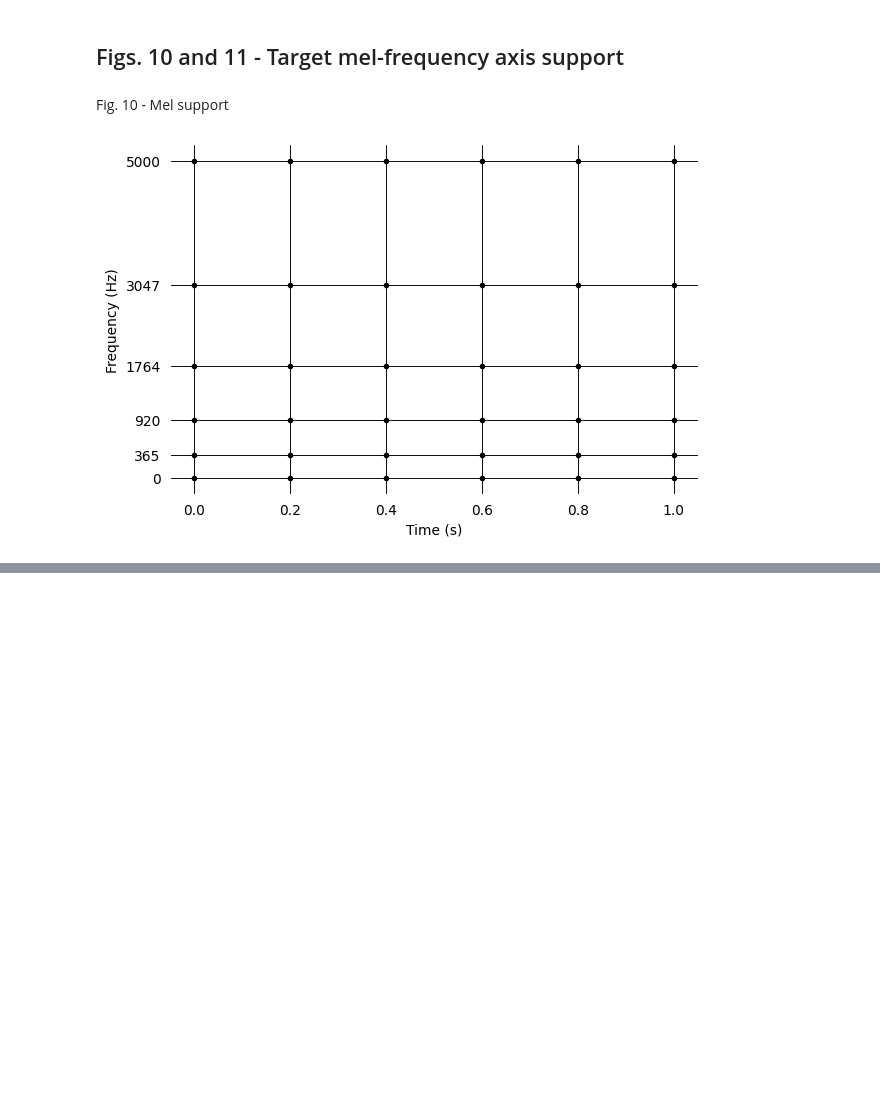
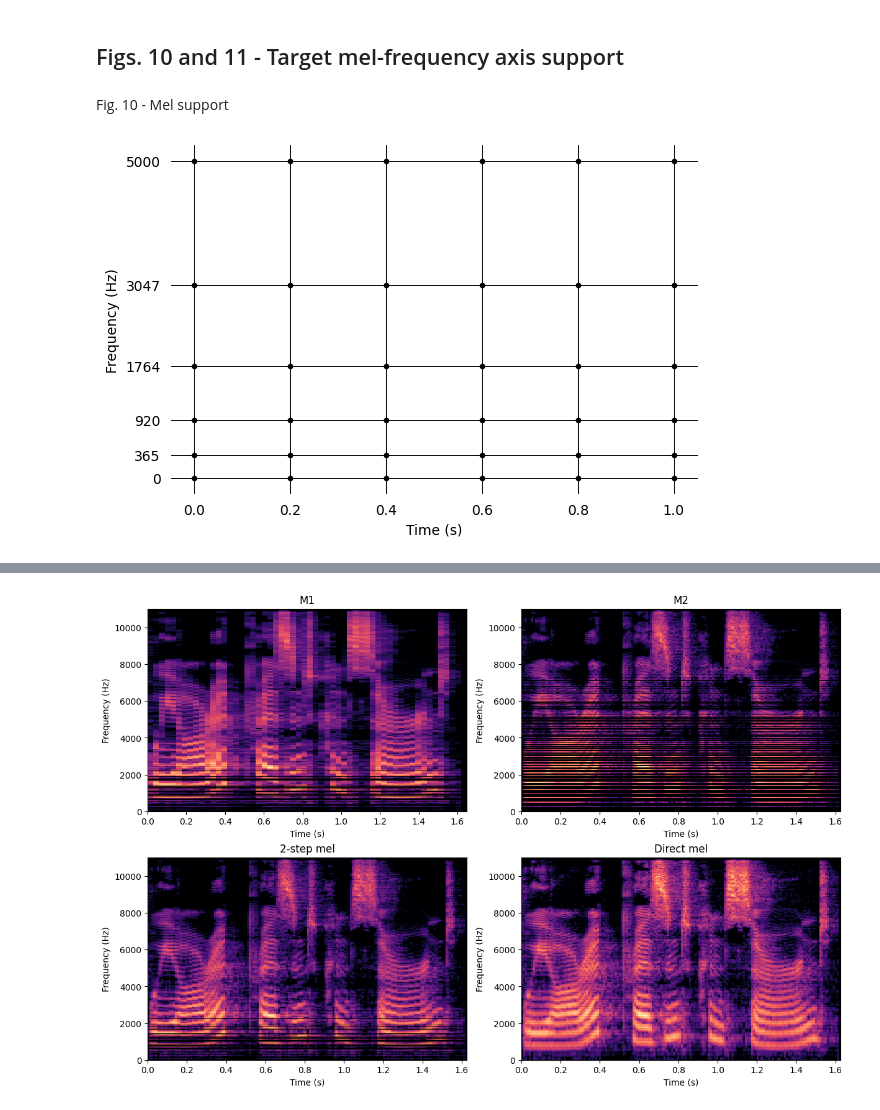
Before and after one commit to davidvaldiviad/fusion-ot, a Jupyter notebook: paper_figures.ipynb, the cells around one changed output, grey strips where cells are left out. Saved outputs shown, nothing was run; the diff lists cells and outputs as text; code cells hidden in the pictures; blank space fills up the shorter version.

```diff
--- a/paper_figures.ipynb
+++ b/paper_figures.ipynb
@@ -355,7 +358,7 @@ Text(0.5, 1.0, '7(b)')
 import librosa
 
 sr = 16000
-signal, _ = librosa.load('example_sounds/modified_ring_necked_dove.wav', sr=sr)
+signal, _ = librosa.load('example_sounds/ring_necked_dove.wav', sr=sr)
 
 # same grid
 
@@ -475,11 +477,0 @@ Mel barycenter
-# %%
-sr = 22050
-signal, _ = librosa.load('example_sounds/modified_woman_speech.wav', sr=sr)
-
-X1 = Spectrogram(signal, sr, 60e-3)
-X2 = Spectrogram(signal, sr, 20e-3)
-
-x1 = X1.power_spectrogram()
-x2 = X2.power_spectrogram()
-
-m_bins_1 = librosa.mel_frequencies(500, fmax=sr/2, htk=True)
@@ -485,0 +484,83 @@ m_bins_1 = librosa.mel_frequencies(500, fmax=sr/2, htk=True)
+# %%
+sr = 22050
+signal, _ = librosa.load('example_sounds/woman_speech.wav', sr=sr)
+
+X1 = Spectrogram(signal, sr, 60e-3)
+X2 = Spectrogram(signal, sr, 20e-3)
+
+x1 = X1.power_spectrogram()
+x2 = X2.power_spectrogram()
+
+n_bins = 500
+m_bins_1 = mel_frequency_bins(n_bins, sr)
+
+S1 = time_freq_support(X1.f_bins, X1.t_bins)
+S2 = time_freq_support(X2.f_bins, X2.t_bins)
+
+# direct mel
+
+S_mel  = time_freq_support(m_bins_1, X2.t_bins)
+c1, rows1, cols1 = cost_matrix_horizontal_overlap_mel(S1, S_mel, X1.window_size, X2.window_size, sr, X1.hop_size, X2.hop_size)
+c2, rows2, cols2 = cost_matrix_vertical_overlap_mel(S2, S_mel, X1.window_size, X2.window_size, sr)
+
+c1 /= c1.max()
+c2 /= c2.max()
+
+thr = 1e-5
+
+x_mel = uot_barycenter(x1.T.flatten(),
+                       x2.T.flatten(),
+                       c1,
+                       c2,
+                       rows1,
+                       cols1,
+                       rows2,
+                       cols2,
+                       eta=.5,
+                       bary_size= m_bins_1.size * X2.t,
+                       nItermax=500,
+                       verbose=True,
+                       return_loss=False,
+                       return_diff=False,
+                       thr=1e-5)
+
+x_mel = x_mel.reshape(X2.t, m_bins_1.size).T
+
+# 2-step mel
+
+S = time_freq_support(X1.f_bins, X2.t_bins)
+
+c1, rows1, cols1 = cost_matrix_horizontal_overlap(S1, S, X1.window_size, X2.window_size, X1.hop_size, X2.hop_size)
+c2, rows2, cols2 = cost_matrix_vertical_overlap(S2, S, X1.window_size, X2.window_size)
+
+x_uot = uot_barycenter(x1.T.flatten(),
+                       x2.T.flatten(),
+                       c1,
+                       c2,
+                       rows1,
+                       cols1,
+                       rows2,
+                       cols2,
+                       eta=1,
+                       bary_size=x1.shape[0] * x2.shape[1],
+                       nItermax=500,
+                       verbose=True,
+                       return_loss=False,
+                       return_diff=False,
+                       thr=1e-5)
+
+
+x_uot = x_uot.reshape(X2.t, X1.f).T
+x_uot_mel = librosa.feature.melspectrogram(S=x_uot, n_mels=n_bins, htk=True)
+
+# Mel spectrograms of X1 and X2
+
+m1 = librosa.feature.melspectrogram(S=x1, n_mels=n_bins, htk=True)
+m2 = librosa.feature.melspectrogram(S=x2, n_mels=n_bins, htk=True)
+
+axes = new_axes(2, 2)
+display_spectrogram(m1, ax=axes[0, 0], title='M1', f_bins=m_bins_1, t_frames=X1.t_bins, log=True)
+display_spectrogram(m2, ax=axes[0, 1], title='M2', f_bins=m_bins_1, t_frames=X2.t_bins, log=True)
+display_spectrogram(x_uot_mel, ax=axes[1, 0], title='2-step mel', f_bins=m_bins_1, t_frames=X2.t_bins, log=True)
+display_spectrogram(x_mel, ax=axes[1, 1], title='Direct mel', f_bins=m_bins_1, t_frames=X2.t_bins, log=True)
+# %% [output]
@@ -485,0 +569 @@ m_bins_1 = librosa.mel_frequencies(500, fmax=sr/2, htk=True)
+[figure, added]
```
Also changed, not shown: parts of 20 cells of this notebook, 1 other file.
